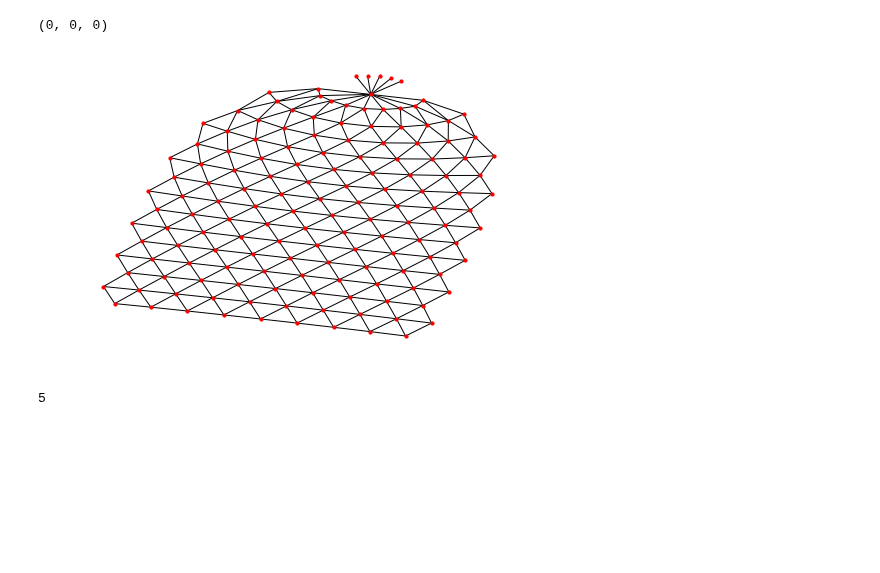
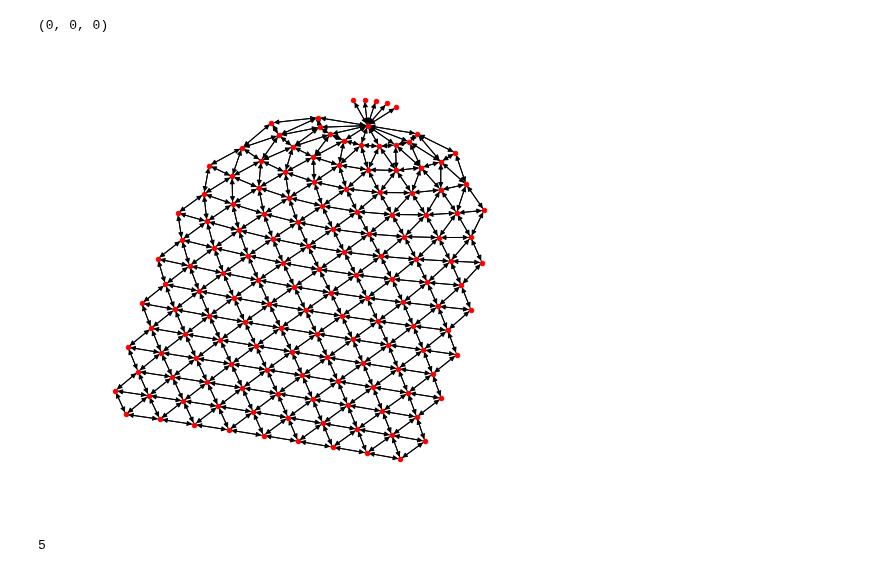
Before and after one commit to cardboardai/boardgame-bookie, a Jupyter notebook: boardgames/seafall/game_engine/Network Map.ipynb, the cells around one changed output. Saved outputs shown, nothing was run; the diff lists cells and outputs as text; code cells hidden in the pictures; blank space fills up the shorter version.

Commit message:
treat network map as a directed graph.
The directed graph is necessary to account for the effect of currents.

```diff
--- a/boardgames/seafall/game_engine/Network Map.ipynb
+++ b/boardgames/seafall/game_engine/Network Map.ipynb
@@ -526,12 +526,13 @@ df3.to_csv("test_map.csv")
 # %%
 df4 = pd.read_excel("map_adjacency_init.xlsx")
 # %%
-G3 = nx.from_pandas_adjacency(df4)
+G3 = nx.from_pandas_adjacency(df4, create_using=nx.DiGraph())
 # %%
-nx.draw(G3, pos=nx.kamada_kawai_layout(G3), node_size=10)
+plt.subplots(figsize=(8, 8))
+nx.draw(G3, pos=nx.kamada_kawai_layout(G3), node_size=20)
 plt.show()
 # %% [output]
-[figure, old version]
+[figure, new version]
 # %%
 # Find the distance between two spaces on the board
 nx.shortest_path_length(G3, source="blue_harbor", target="(3, 2, 5)")
```
Also changed, not shown: parts of 1 cell of this notebook.
